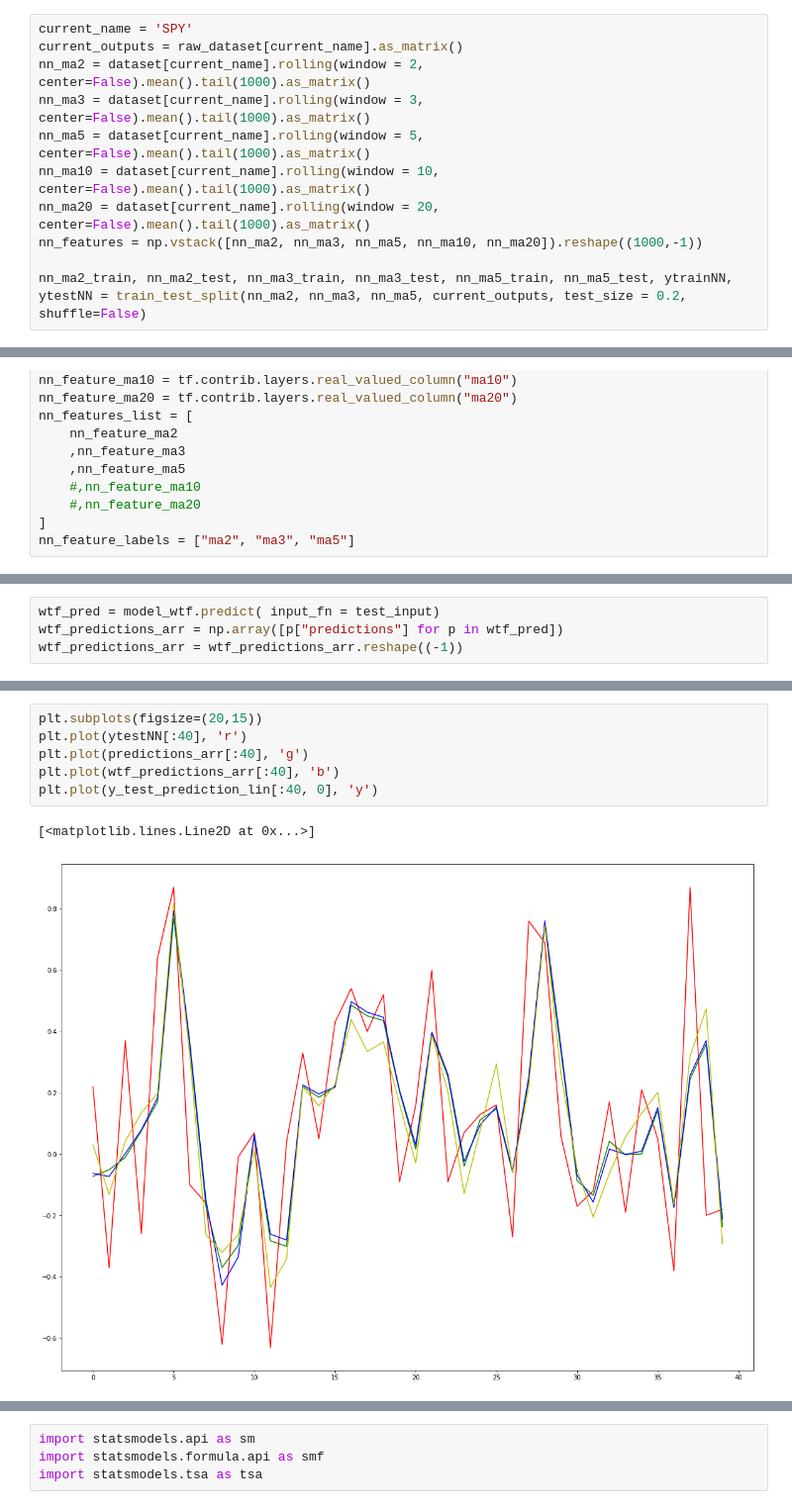
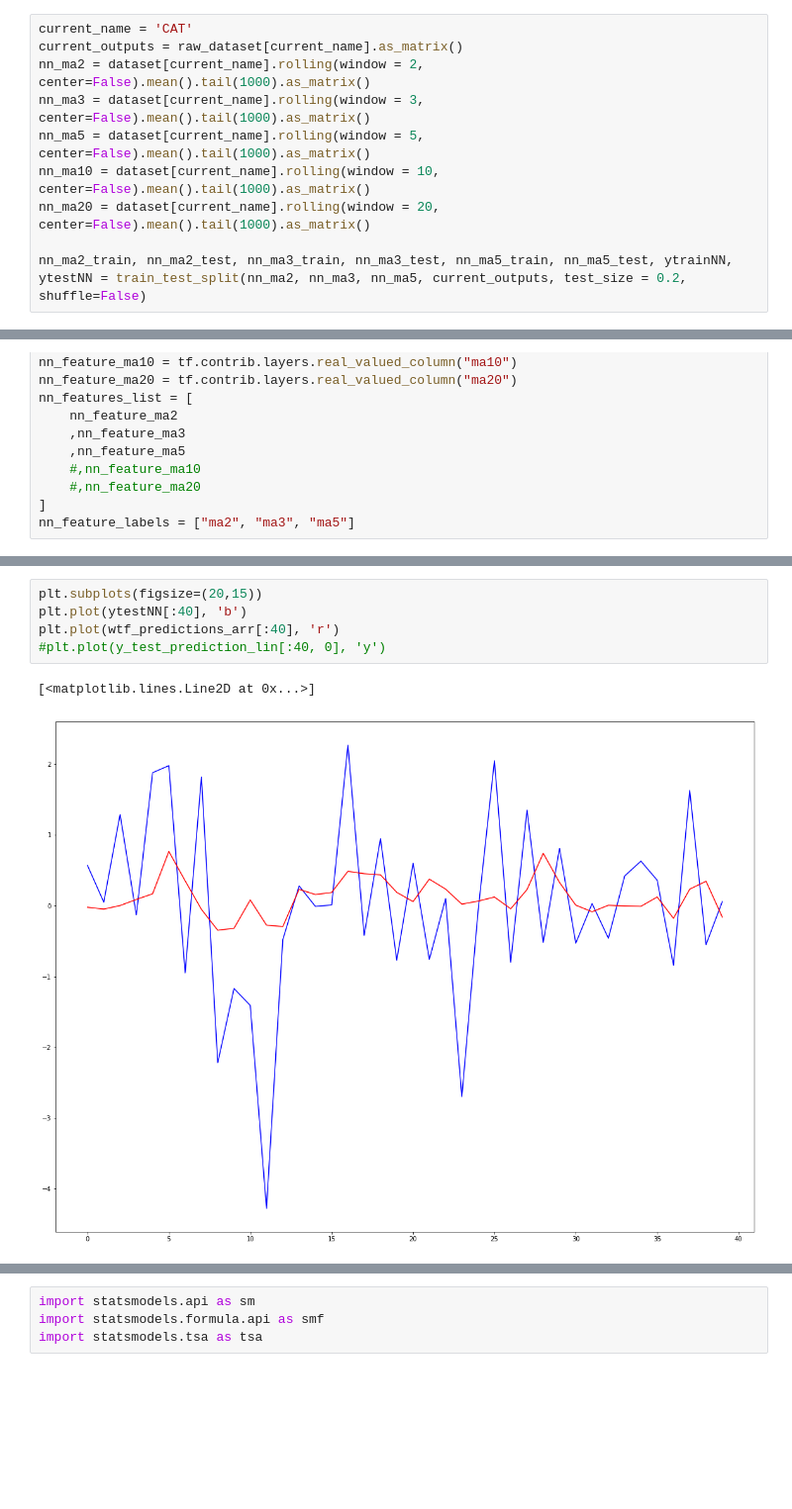
Before and after one commit to positivcheg94/project_bohomol, a Jupyter notebook: project.ipynb, the cells around one changed output, grey strips where cells are left out. Shown at 99% size. Saved outputs shown, nothing was run; the diff lists cells and outputs as text; blank space fills up the shorter version.

```diff
--- a/project.ipynb
+++ b/project.ipynb
@@ -118,12 +125,11 @@ import tensorflow as tf
 # %%
-current_name = 'SPY'
+current_name = 'CAT'
 current_outputs = raw_dataset[current_name].as_matrix()
 nn_ma2 = dataset[current_name].rolling(window = 2, center=False).mean().tail(1000).as_matrix()
 nn_ma3 = dataset[current_name].rolling(window = 3, center=False).mean().tail(1000).as_matrix()
 nn_ma5 = dataset[current_name].rolling(window = 5, center=False).mean().tail(1000).as_matrix()
 nn_ma10 = dataset[current_name].rolling(window = 10, center=False).mean().tail(1000).as_matrix()
 nn_ma20 = dataset[current_name].rolling(window = 20, center=False).mean().tail(1000).as_matrix()
-nn_features = np.vstack([nn_ma2, nn_ma3, nn_ma5, nn_ma10, nn_ma20]).reshape((1000,-1))
 
 nn_ma2_train, nn_ma2_test, nn_ma3_train, nn_ma3_test, nn_ma5_train, nn_ma5_test, ytrainNN, ytestNN = train_test_split(nn_ma2, nn_ma3, nn_ma5, current_outputs, test_size = 0.2, shuffle=False)
 # %%
@@ -227,4 +198,0 @@ INFO:tensorflow:Restoring parameters from D:\Temp\SYSTEM\tmpz2mppnw_\model.ckpt-
-# %%
-wtf_pred = model_wtf.predict( input_fn = test_input)
-wtf_predictions_arr = np.array([p["predictions"] for p in wtf_pred])
-wtf_predictions_arr = wtf_predictions_arr.reshape((-1))
@@ -233,10 +210,9 @@ INFO:tensorflow:Restoring parameters from D:\Temp\SYSTEM\tmp4_dawypg\model.ckpt-
 # %%
 plt.subplots(figsize=(20,15))
-plt.plot(ytestNN[:40], 'r')
-plt.plot(predictions_arr[:40], 'g')
-plt.plot(wtf_predictions_arr[:40], 'b')
-plt.plot(y_test_prediction_lin[:40, 0], 'y')
+plt.plot(ytestNN[:40], 'b')
+plt.plot(wtf_predictions_arr[:40], 'r')
+#plt.plot(y_test_prediction_lin[:40, 0], 'y')
 # %% [output]
 [<matplotlib.lines.Line2D at 0x...>]
-[figure, old version]
+[figure, new version]
 # %%
```
Also changed, not shown: parts of 19 cells of this notebook.
